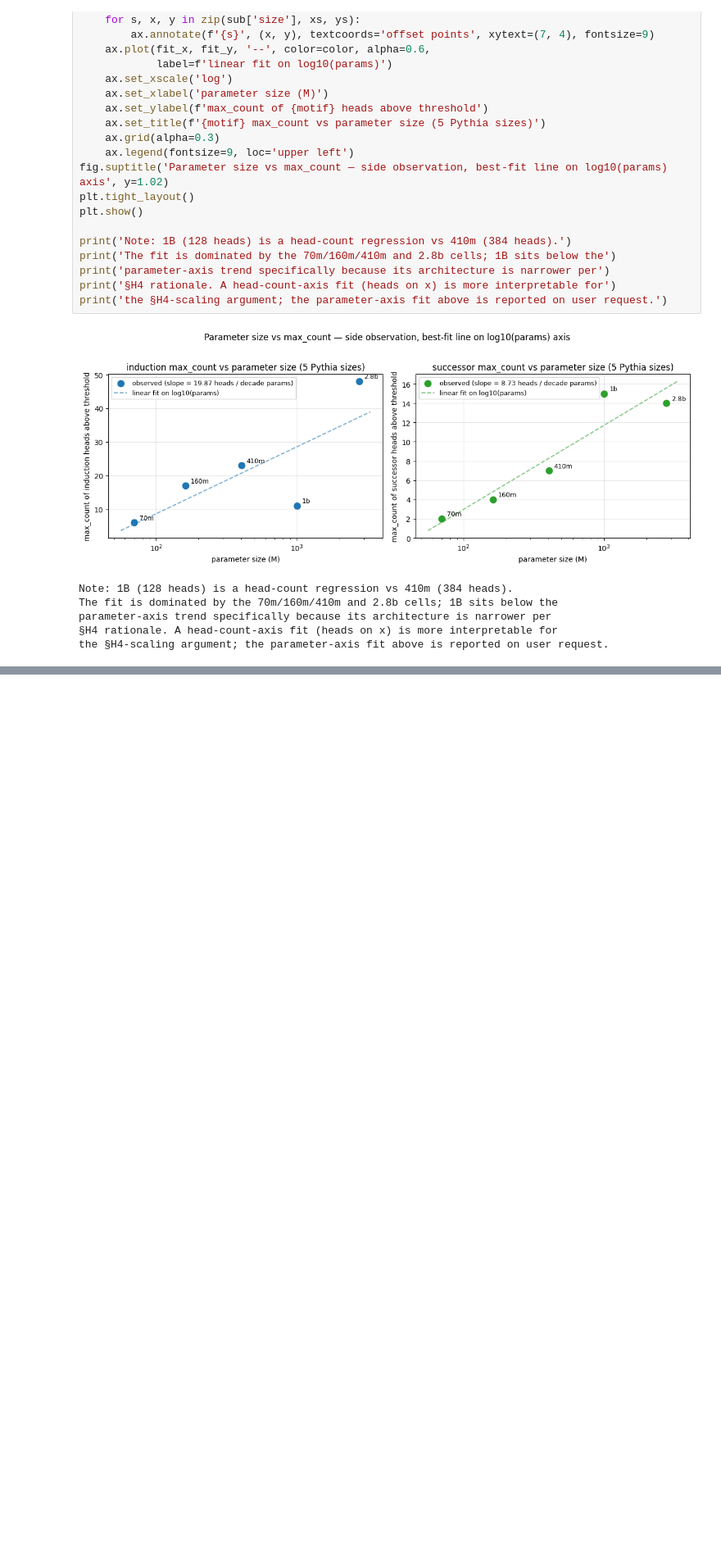
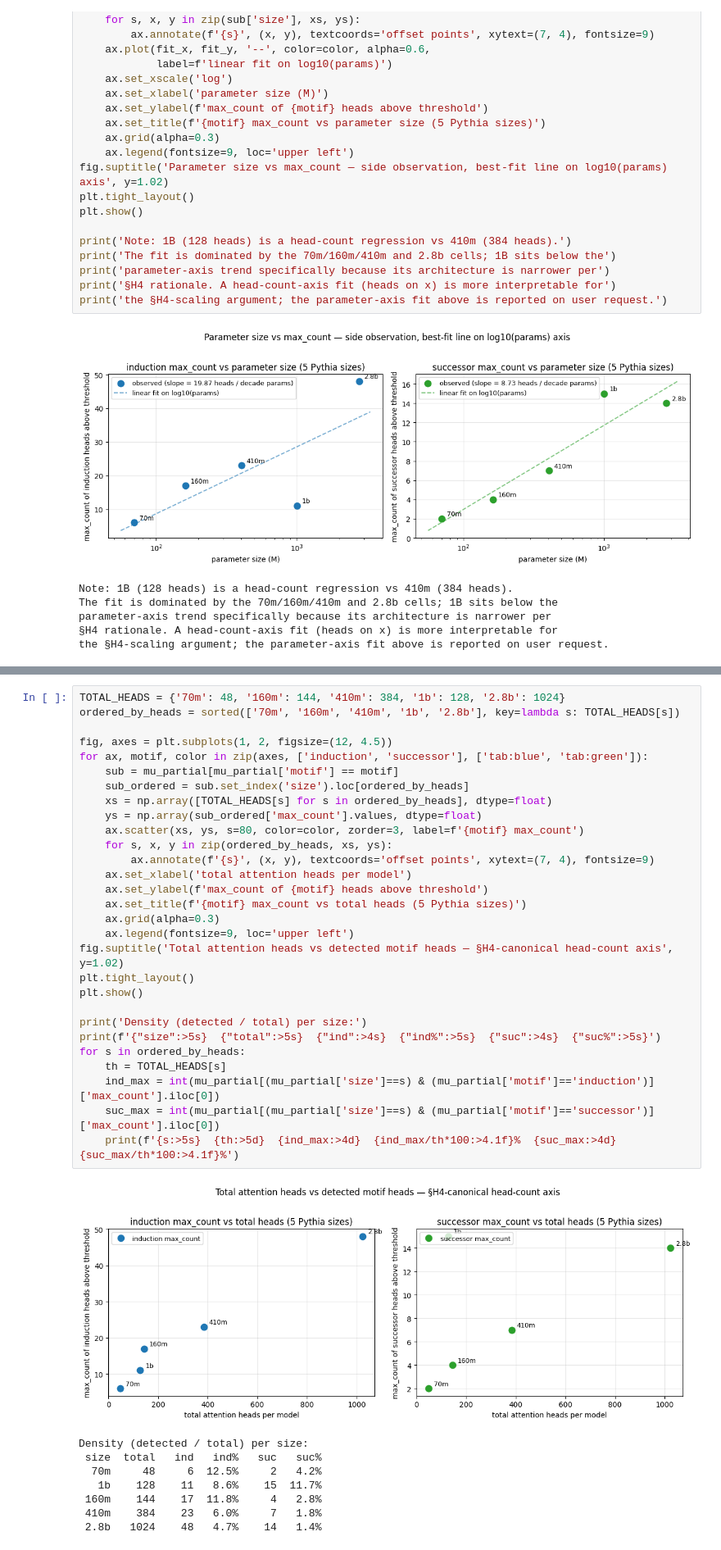
Before and after one commit to cam-berger/pythia-motif-emergence, a Jupyter notebook: notebooks/h1c_ordering_test.ipynb, the cells around one changed output, grey strips where cells are left out. Shown at 82% size. Cells and saved outputs as stored; diff of their text form; blank space fills up the shorter version.

```diff
--- a/notebooks/h1c_ordering_test.ipynb
+++ b/notebooks/h1c_ordering_test.ipynb
@@ -1062,0 +1077,38 @@ the §H4-scaling argument; the parameter-axis fit above is reported on user requ
+# %%
+TOTAL_HEADS = {'70m': 48, '160m': 144, '410m': 384, '1b': 128, '2.8b': 1024}
+ordered_by_heads = sorted(['70m', '160m', '410m', '1b', '2.8b'], key=lambda s: TOTAL_HEADS[s])
+
+fig, axes = plt.subplots(1, 2, figsize=(12, 4.5))
+for ax, motif, color in zip(axes, ['induction', 'successor'], ['tab:blue', 'tab:green']):
+    sub = mu_partial[mu_partial['motif'] == motif]
+    sub_ordered = sub.set_index('size').loc[ordered_by_heads]
+    xs = np.array([TOTAL_HEADS[s] for s in ordered_by_heads], dtype=float)
+    ys = np.array(sub_ordered['max_count'].values, dtype=float)
+    ax.scatter(xs, ys, s=80, color=color, zorder=3, label=f'{motif} max_count')
+    for s, x, y in zip(ordered_by_heads, xs, ys):
+        ax.annotate(f'{s}', (x, y), textcoords='offset points', xytext=(7, 4), fontsize=9)
+    ax.set_xlabel('total attention heads per model')
+    ax.set_ylabel(f'max_count of {motif} heads above threshold')
+    ax.set_title(f'{motif} max_count vs total heads (5 Pythia sizes)')
+    ax.grid(alpha=0.3)
+    ax.legend(fontsize=9, loc='upper left')
+fig.suptitle('Total attention heads vs detected motif heads — §H4-canonical head-count axis', y=1.02)
+plt.tight_layout()
+plt.show()
+
+print('Density (detected / total) per size:')
+print(f'{"size":>5s}  {"total":>5s}  {"ind":>4s}  {"ind%":>5s}  {"suc":>4s}  {"suc%":>5s}')
+for s in ordered_by_heads:
+    th = TOTAL_HEADS[s]
+    ind_max = int(mu_partial[(mu_partial['size']==s) & (mu_partial['motif']=='induction')]['max_count'].iloc[0])
+    suc_max = int(mu_partial[(mu_partial['size']==s) & (mu_partial['motif']=='successor')]['max_count'].iloc[0])
+    print(f'{s:>5s}  {th:>5d}  {ind_max:>4d}  {ind_max/th*100:>4.1f}%  {suc_max:>4d}  {suc_max/th*100:>4.1f}%')
+# %% [output]
+[figure, added]
+Density (detected / total) per size:
+ size  total   ind   ind%   suc   suc%
+  70m     48     6  12.5%     2   4.2%
+   1b    128    11   8.6%    15  11.7%
+ 160m    144    17  11.8%     4   2.8%
+ 410m    384    23   6.0%     7   1.8%
+ 2.8b   1024    48   4.7%    14   1.4%
```
Also changed, not shown: parts of 1 cell of this notebook, 3 other files.
